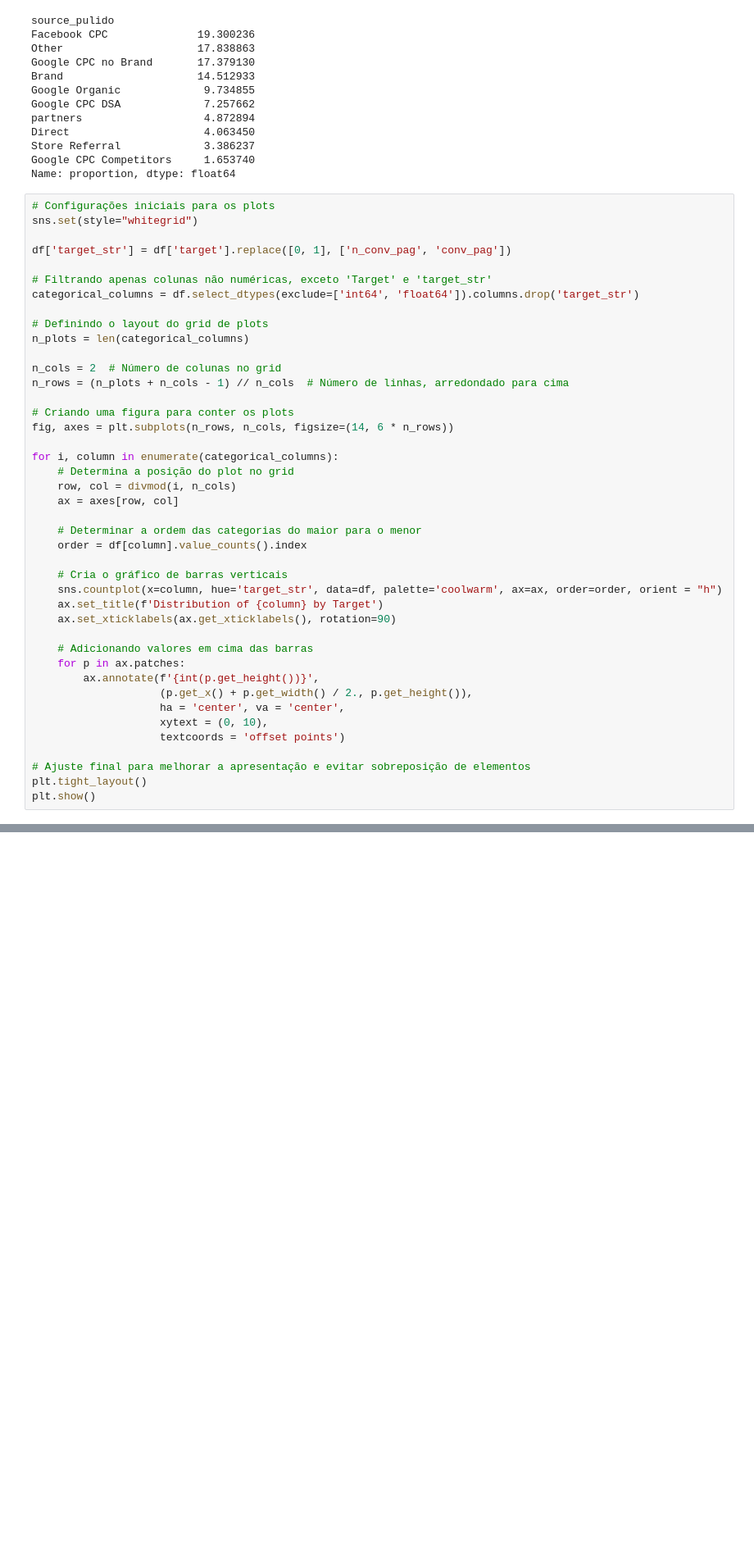
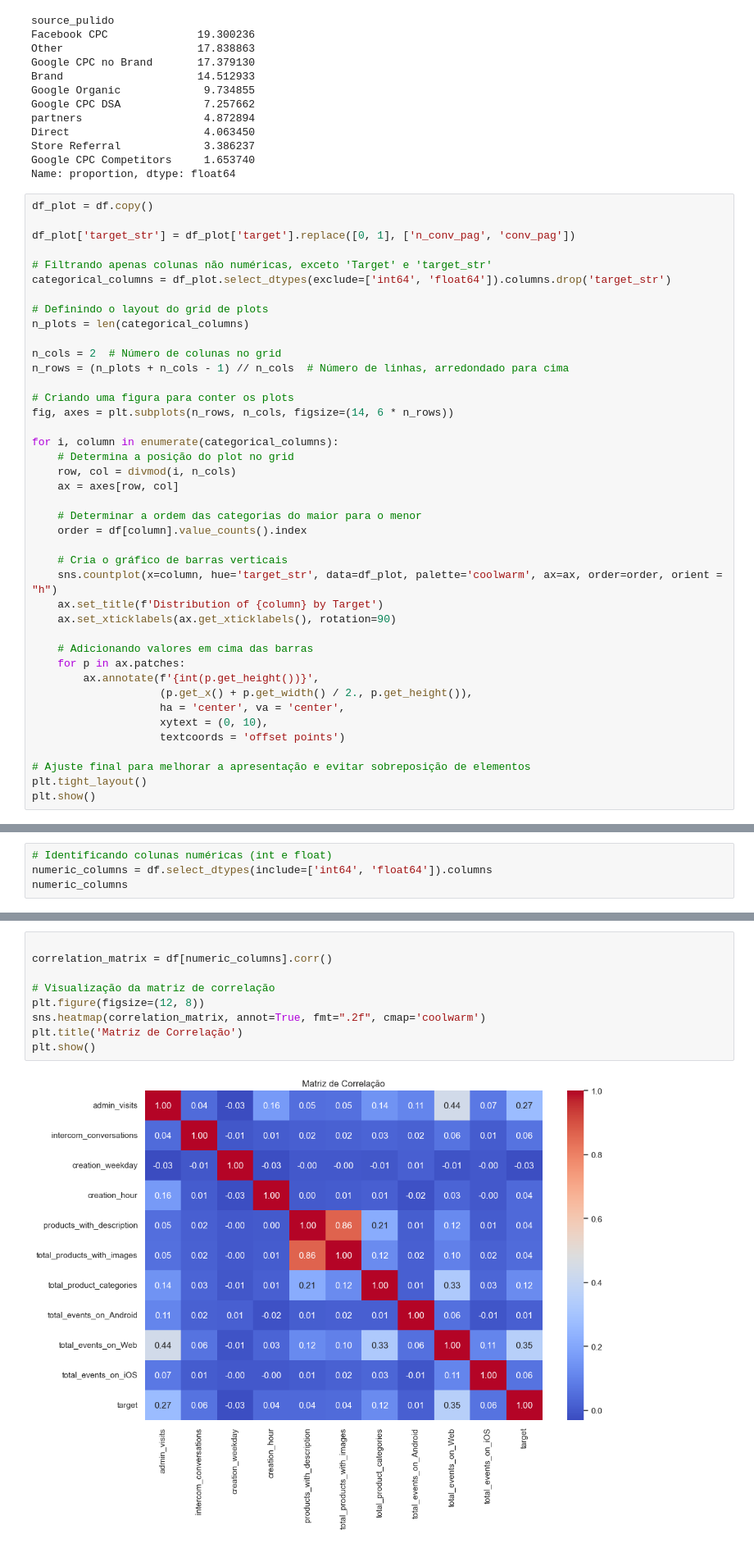
Before and after one commit to muriloms/nuvemshop-prediccion-ql, a Jupyter notebook: codes/notebook/02_DataExplore.ipynb, the cells around one changed output, grey strips where cells are left out. Shown at 82% size. Cells and saved outputs as stored; diff of their text form; blank space fills up the shorter version.

```diff
--- a/codes/notebook/02_DataExploreAnalysis.ipynb
+++ b/codes/notebook/02_DataExplore.ipynb
@@ -63,13 +80,12 @@ Store Referral             3.386237
 Google CPC Competitors     1.653740
 Name: proportion, dtype: float64
 # %%
-# Configurações iniciais para os plots
-sns.set(style="whitegrid")
+df_plot = df.copy()
 
-df['target_str'] = df['target'].replace([0, 1], ['n_conv_pag', 'conv_pag'])
+df_plot['target_str'] = df_plot['target'].replace([0, 1], ['n_conv_pag', 'conv_pag'])
 
 # Filtrando apenas colunas não numéricas, exceto 'Target' e 'target_str'
-categorical_columns = df.select_dtypes(exclude=['int64', 'float64']).columns.drop('target_str')
+categorical_columns = df_plot.select_dtypes(exclude=['int64', 'float64']).columns.drop('target_str')
 
 # Definindo o layout do grid de plots
 n_plots = len(categorical_columns)
@@ -89,7 +105,7 @@ for i, column in enumerate(categorical_columns):
     order = df[column].value_counts().index
 
     # Cria o gráfico de barras verticais
-    sns.countplot(x=column, hue='target_str', data=df, palette='coolwarm', ax=ax, order=order, orient = "h")
+    sns.countplot(x=column, hue='target_str', data=df_plot, palette='coolwarm', ax=ax, order=order, orient = "h")
     ax.set_title(f'Distribution of {column} by Target')
     ax.set_xticklabels(ax.get_xticklabels(), rotation=90)
 
@@ -188,0 +196,4 @@ plt.show()
+# %%
+# Identificando colunas numéricas (int e float)
+numeric_columns = df.select_dtypes(include=['int64', 'float64']).columns
+numeric_columns
@@ -188,0 +207,11 @@ plt.show()
+# %%
+
+correlation_matrix = df[numeric_columns].corr()
+
+# Visualização da matriz de correlação
+plt.figure(figsize=(12, 8))
+sns.heatmap(correlation_matrix, annot=True, fmt=".2f", cmap='coolwarm')
+plt.title('Matriz de Correlação')
+plt.show()
+# %% [output]
+[figure, added]
```
Also changed, not shown: parts of 12 cells of this notebook, 15 other files.
